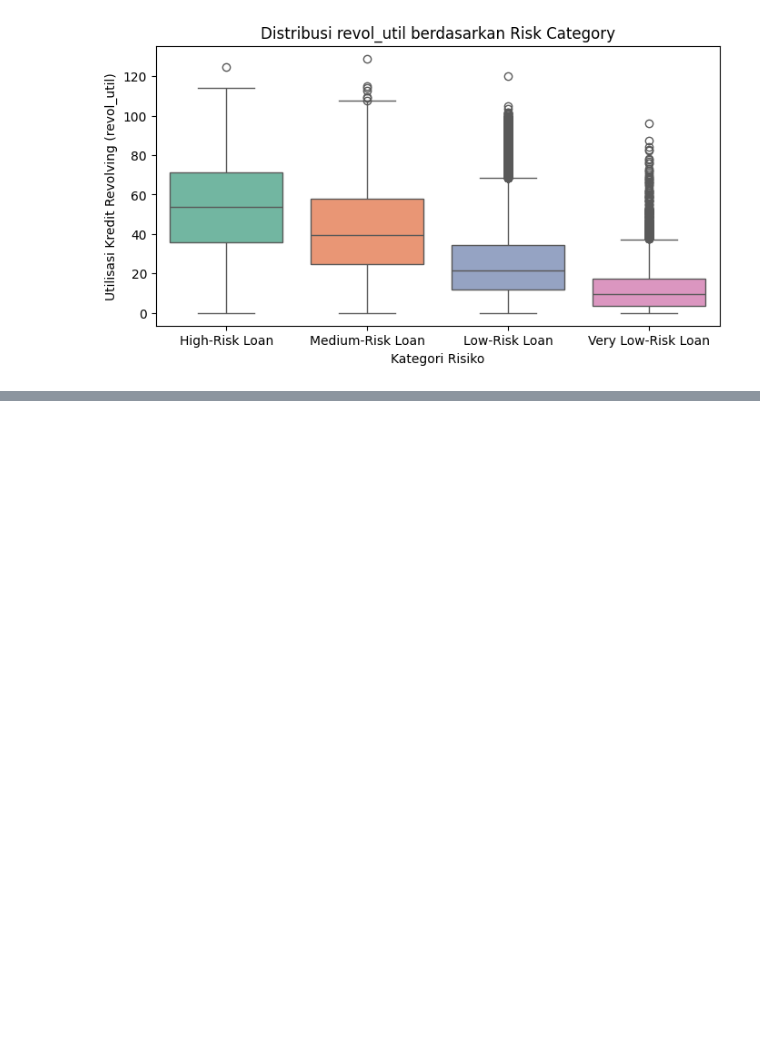
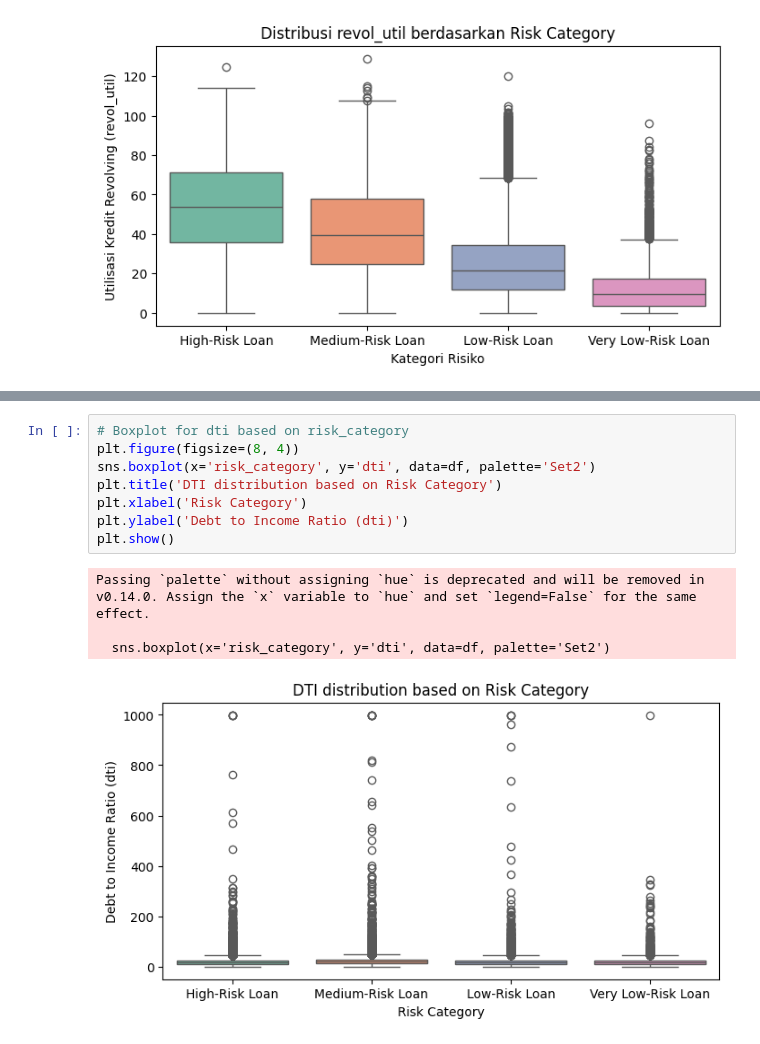
Before and after one commit to hidayah24/data-analyst-portfolio, a Jupyter notebook: Project-2-Credit-Risk-Analysis-and-Optimization-of-Lending-Decisions/Credit-Risk-Analysis.ipynb, the cells around one changed output, grey strips where cells are left out. Drawn from its saved outputs; the diff is of its cells as text; blank space fills up the shorter version.

```diff
--- a/Project-2-Credit-Risk-Analysis-and-Optimization-of-Lending-Decisions/Credit-Risk-Analysis.ipynb
+++ b/Project-2-Credit-Risk-Analysis-and-Optimization-of-Lending-Decisions/Credit-Risk-Analysis.ipynb
@@ -686,0 +719,13 @@ Passing `palette` without assigning `hue` is deprecated and will be removed in v
+# %%
+# Boxplot for dti based on risk_category
+plt.figure(figsize=(8, 4))
+sns.boxplot(x='risk_category', y='dti', data=df, palette='Set2')
+plt.title('DTI distribution based on Risk Category')
+plt.xlabel('Risk Category')
+plt.ylabel('Debt to Income Ratio (dti)')
+plt.show()
+# %% [output]
+Passing `palette` without assigning `hue` is deprecated and will be removed in v0.14.0. Assign the `x` variable to `hue` and set `legend=False` for the same effect.
+
+  sns.boxplot(x='risk_category', y='dti', data=df, palette='Set2')
+[figure, added]
```
Also changed, not shown: parts of 2 cells of this notebook.
